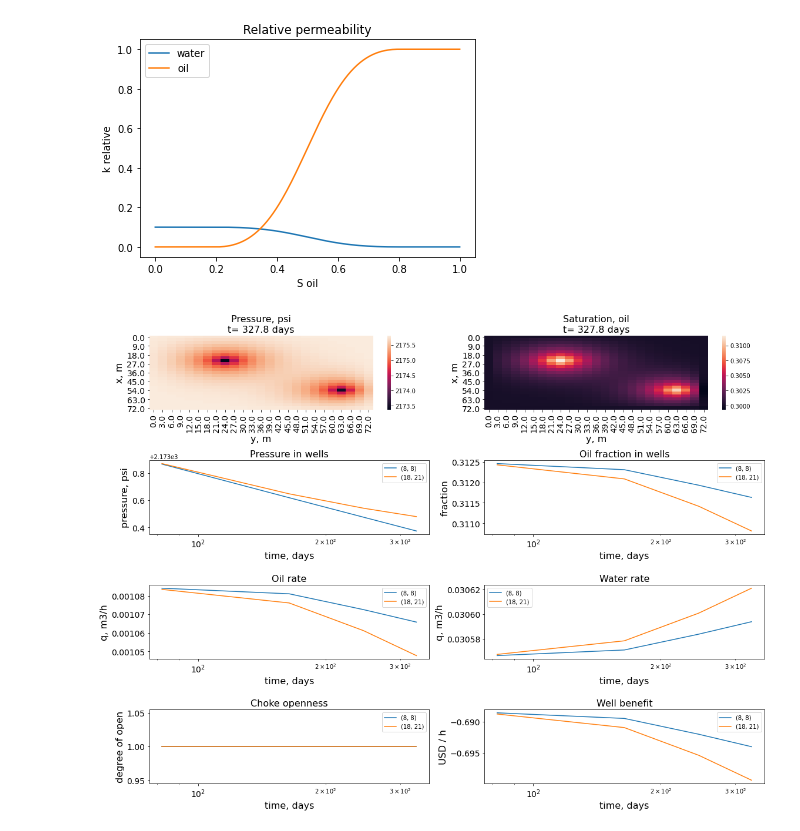
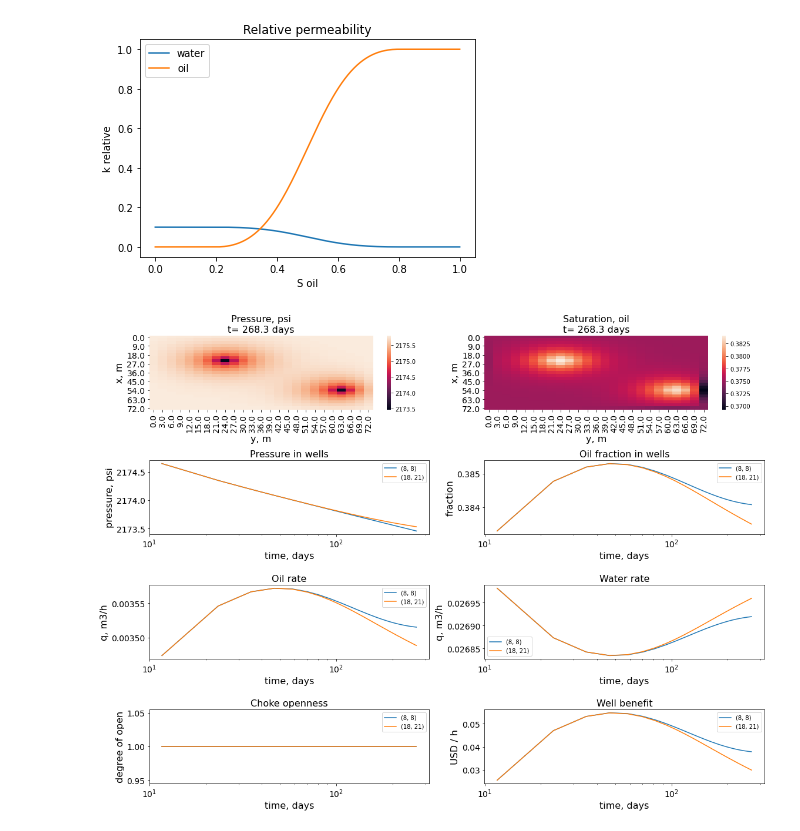
Before and after one commit to lemikhovalex/ReservoirModel, a Jupyter notebook: How_to_use.ipynb, the cells around one changed output. Saved outputs shown, nothing was run; the diff lists cells and outputs as text; code cells hidden in the pictures.

```diff
--- a/How_to_use.ipynb
+++ b/How_to_use.ipynb
@@ -16,8 +17,8 @@ dy = 3 # m
 phi = 0.4
 p_0 = 150 * 10 ** 5  # psi to Pa
 d = 30  # m
-dt = 120  # s
-s_0 = 0.3
+dt = 40316.  # s
+s_0 = 0.375
 s_b = 0.1
 p = np.ones((nx*ny, 1)) * p_0
 s_o = np.ones((nx*ny, 1)) * s_0
@@ -92,5 +89,4 @@ for w in pos_r:
     q_o_hist[w] = []
     q_w_hist[w] = []
 # %%
-from petro_env import PetroEnv
-env = PetroEnv(p=p, s_o=s_o, s_w=s_w, prop=prop, pos_r=pos_r, delta_p_well=delta_p_well, max_time=365)
+env = PetroEnv(p=p, s_o=s_o, s_w=s_w, prop=prop, pos_r=pos_r, delta_p_well=delta_p_well, max_time=600)
@@ -99,7 +93,38 @@ from petro_session import Session as ses
+# %%
+_ = env.reset()
+for _ in range(100):
+    _, reward, _, _ = env.step()
+
+act = [0.3, 0.3]
+expe_rew = env.evaluate_action(act)
+_, true_rew, _, _ = env.step(act)
+
+assert expe_rew == true_rew
+
+_, _, _, _ = env.step([0.9, 0.9])
+
+act = [0., 0.]
+expe_rew = env.evaluate_action(act)
+_, true_rew, _, _ = env.step(act)
+
+assert expe_rew == true_rew
+
+_, _, _, _ = env.step([0.7, 0.7])
+act = [7., 0.]
+expe_rew = env.evaluate_action(act)
+_, true_rew, _, _ = env.step(act)
+
+assert expe_rew == true_rew
+
+_, _, _, _ = env.step([0., 0.])
+
+expe_rew = env.evaluate_action([0., 0.])
+_, true_rew, _, _ = env.step([0., 0.])
+
+assert expe_rew == true_rew
 # %%
 env.reset()
-sesion = ses(env, n_iter=int(1e6), plot_freq=100)
+sesion = Session(env, n_iter=int(1e6), plot_freq=50)
+sesion.run()
+# %% [output]
+[figure, added]
-# %%
-sesion.run()
-# %% [output]
-[figure, removed]
```
Also changed, not shown: parts of 5 cells of this notebook, 1 other file.
